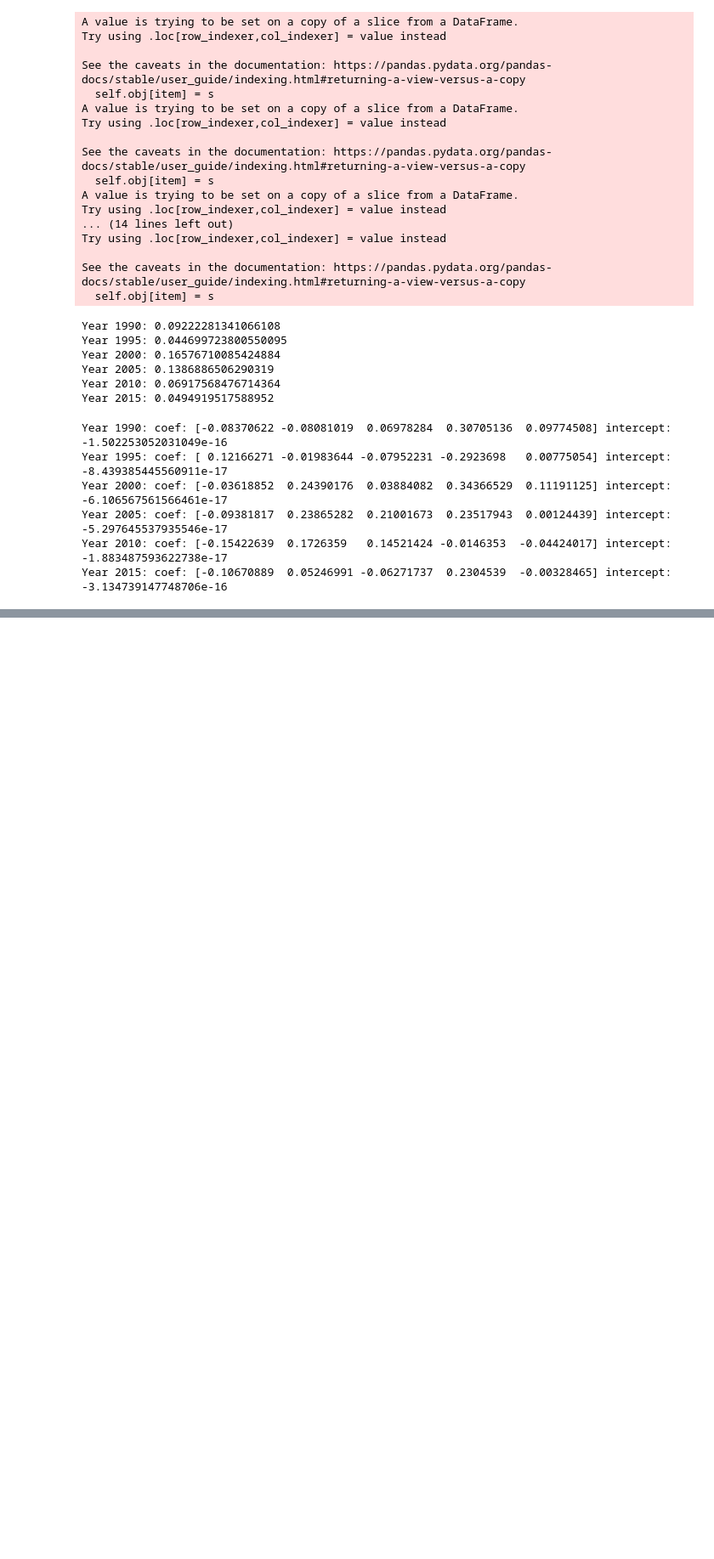
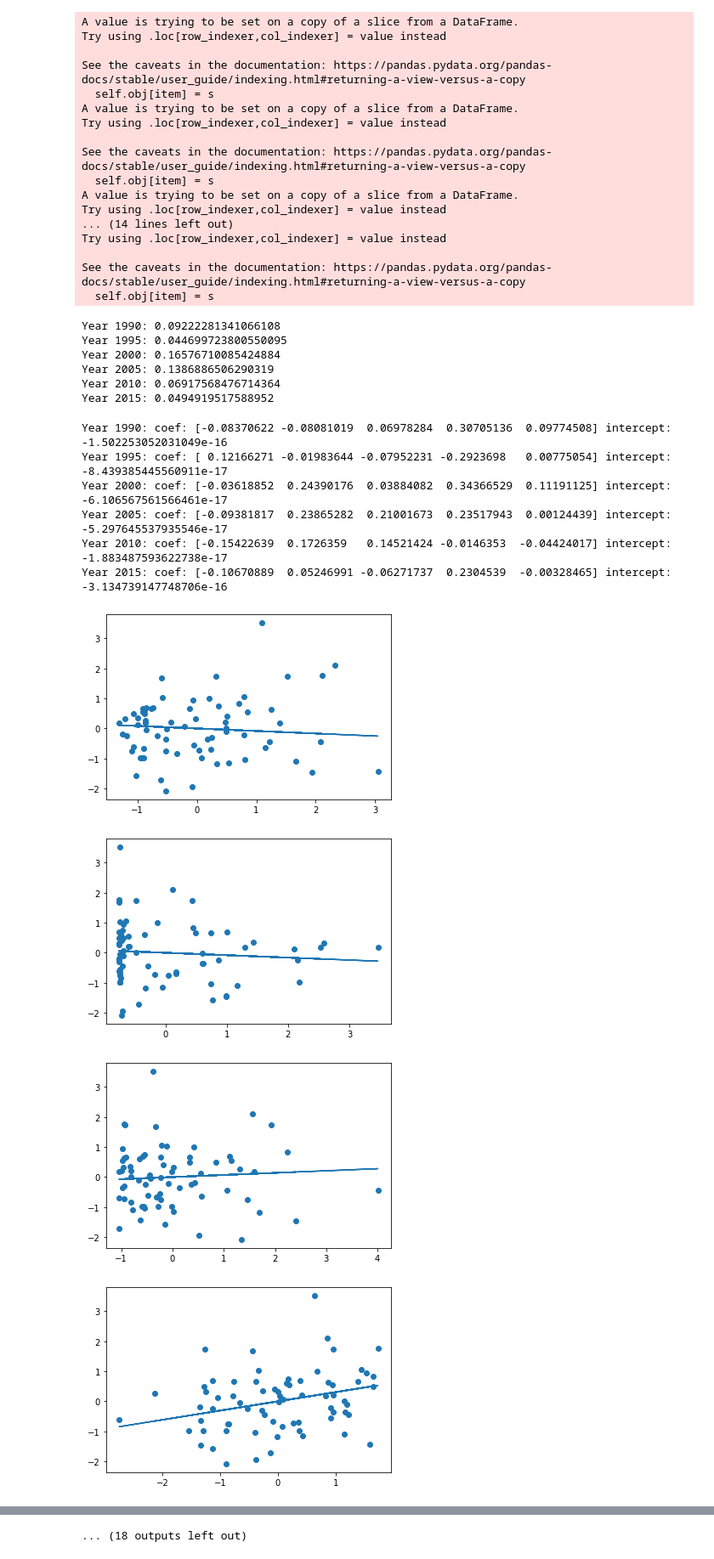
Before and after one commit to yashbg/factors-affecting-economic-growth, a Jupyter notebook: analysis.ipynb, the cells around one changed output, grey strips where cells are left out. Shown at 85% size. Saved outputs shown, nothing was run; the diff lists cells and outputs as text; code cells hidden in the pictures; blank space fills up the shorter version.

Commit message:
Add graphs

```diff
--- a/analysis.ipynb
+++ b/analysis.ipynb
@@ -162,11 +162,13 @@ See the caveats in the documentation: https://pandas.pydata.org/pandas-docs/stab
   self.obj[item] = s
 # %%
 lr_dict = {}
+X_dict = {}
+y_dict = {}
 for year in range(1990, 2016, 5):
-    X = df_dict[year].drop(['year', 'country', 'growth', 'deflator'], axis=1)
-    y = df_dict[year].growth
-    lr_dict[year] = LinearRegression().fit(X, y)
-    print(f'Year {year}: {lr_dict[year].score(X, y)} ')
+    X_dict[year] = df_dict[year].drop(['year', 'country', 'growth', 'deflator'], axis=1)
+    y_dict[year] = df_dict[year].growth
+    lr_dict[year] = LinearRegression().fit(X_dict[year], y_dict[year])
+    print(f'Year {year}: {lr_dict[year].score(X_dict[year], y_dict[year])} ')
 # %% [output]
 Year 1990: 0.09222281341066108
 Year 1995: 0.044699723800550095
@@ -184,3 +186,19 @@ Year 2000: coef: [-0.03618852  0.24390176  0.03884082  0.34366529  0.11191125] i
 Year 2005: coef: [-0.09381817  0.23865282  0.21001673  0.23517943  0.00124439] intercept: -5.297645537935546e-17
 Year 2010: coef: [-0.15422639  0.1726359   0.14521424 -0.0146353  -0.04424017] intercept: -1.883487593622738e-17
 Year 2015: coef: [-0.10670889  0.05246991 -0.06271737  0.2304539  -0.00328465] intercept: -3.134739147748706e-16
+# %%
+X = df_dict[2005].drop(['year', 'country', 'growth', 'deflator'], axis=1)
+y = df_dict[2005].growth
+y_pred = lr_dict[2005].predict(X)
+# %%
+for year in range(1990, 2016, 5):
+    for i, col in enumerate(data.columns[3:-1]):
+        plt.scatter(X_dict[year][col], y_dict[year])
+        y_pred = lr_dict[year].coef_[i] * X_dict[year][col] + lr_dict[year].intercept_
+        plt.plot(X_dict[year][col], y_pred)
+        plt.show()
+# %% [output]
+[figure, added]
+[figure, added]
+[figure, added]
+[figure, added]
@@ -186,0 +213 @@ Year 2015: coef: [-0.10670889  0.05246991 -0.06271737  0.2304539  -0.00328465] i
+... (18 outputs left out)
```
Also changed, not shown: parts of 1 cell of this notebook.
